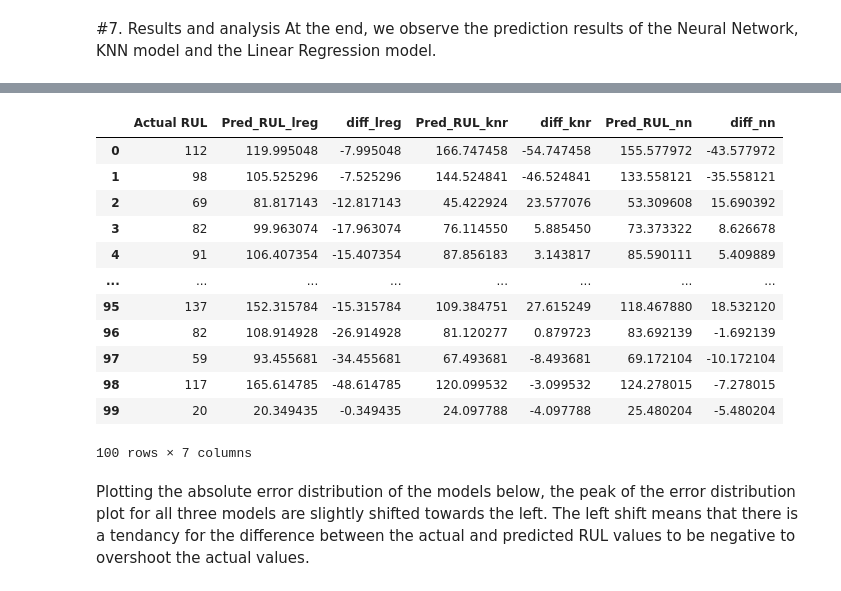
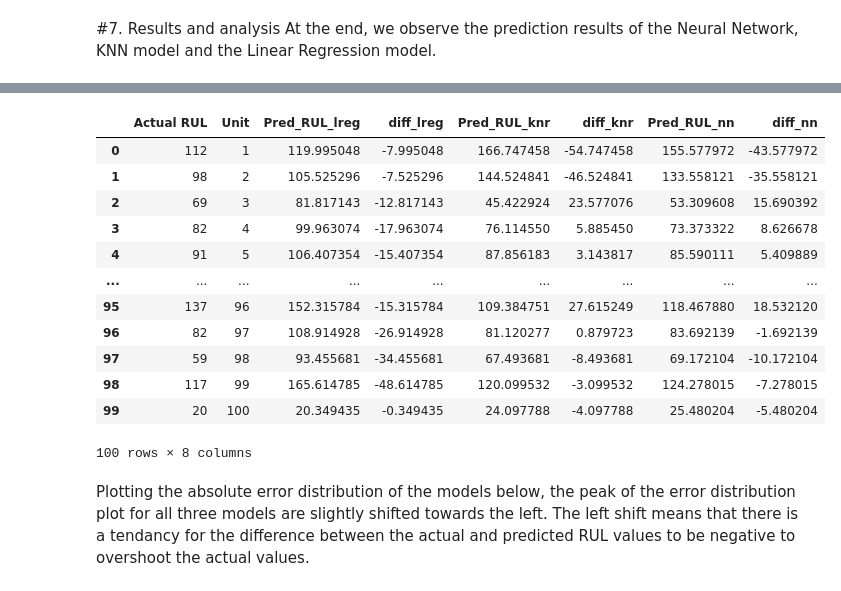
Before and after one commit to luqmanbuang/Aircraft-Engine-Lifetime-Prediction-with-Machine-Learning, a Jupyter notebook: Main.ipynb, the cells around one changed output, grey strips where cells are left out. Drawn from its saved outputs; the diff is of its cells as text; code cells hidden in the pictures.

```diff
--- a/Main.ipynb
+++ b/Main.ipynb
@@ -189,6 +189,7 @@ import seaborn as sns
 # Apply the default theme
 sns.set_theme()
 sns.set(font_scale=1.5)
+style = plt.style.context("seaborn-whitegrid")
 
 class MachineLearningModel:
   def __init__(self,model,name,testDataFrame, X_test, OutputDataFrame = None):
@@ -213,7 +214,7 @@ class MachineLearningModel:
     # Calculating the predicted maximum cycle of the engine units
     self.OutputDataFrame[f'PredMaxCycles_{self.name}'] = self.OutputDataFrame['cycles'] / (1 - self.OutputDataFrame[f'Pred_H.I._{self.name}'])
 
-  def PlotPredMaxCycles(self,displayUnit=1):
+  def PlotPredMaxCycles(self,displayUnit=1, display_mean = True):
     # Returning the average maximum cycle value of a particular engine unit
     df = self.OutputDataFrame[f'PredMaxCycles_{self.name}']
     meanValue = df[(self.OutputDataFrame['unit'] == displayUnit)][-10:].mean()
@@ -221,24 +222,26 @@ class MachineLearningModel:
 
     # plotting the predicted maximum cycles
     plt.figure(figsize = (18, 9))
-    plt.plot(df[(self.OutputDataFrame['unit'] == displayUnit)])
+    plt.style.context("seaborn-whitegrid")
+    sns.set_style('whitegrid')
+    plt.plot(df[(self.OutputDataFrame['unit'] == displayUnit)], linewidth=2.5)
     plt.xlabel('Cycles')
     plt.ylabel('Predicted Maximum Cycles')
-    plt.axhline(meanValue, color="red", linestyle='dashed', linewidth=1.6)
+    if display_mean == True:
+      plt.axhline(meanValue, color="red", linestyle='dashed', linewidth=1.6)
 
     # set title and axis labels
     errorDist = plt.title(f'Predicted Maximum Cycles of engine unit {displayUnit}', x=0.5, y=1.05, ha='center', fontsize='xx-large')
     plt.setp(errorDist, color='black')
 
   def DataFrame(self, displayUnit=None, remove_sensor_data=False):
+    df = self.OutputDataFrame
+    if displayUnit:
+      df = df[df['unit'] == displayUnit]
+
     # function returns dataframe
     droppedColumns = ['Op1', 'Op2', 'S2', 'S3', 'S4', 'S7', 'S8', 'S11', 'S12',
           'S13', 'S14', 'S15', 'S17', 'S20', 'S21']
-    if displayUnit is None:
-      df = self.OutputDataFrame
-    else:
-      df = self.OutputDataFrame[self.OutputDataFrame['unit'] == displayUnit]
-
     if remove_sensor_data == True:
       df.drop(droppedColumns, axis=1, errors='ignore', inplace=True)
     return df
@@ -260,7 +263,7 @@ class MachineLearningModel:
       maxpred.append(df[(self.OutputDataFrame['unit'] == i)].min())
     return maxpred
 
-  def PlotRUL(self, displayUnit = None):
+  def PlotRUL(self, displayUnit = None, line_width=2.5):
     # Visualizing the predicted cycles of the engine units in the test dataset.
     # x-axis represents the cycles
     engine_unit = ''
@@ -271,7 +274,8 @@ class MachineLearningModel:
       engine_unit = f'Engine {displayUnit}, '
 
     plt.figure(figsize = (18, 9))
-    plt.plot(df)
+    sns.set_style('whitegrid')
+    plt.plot(df, linewidth=line_width)
     plt.xlabel('Cycles')
     plt.ylabel('Predicted RUL')
     plt.title(f'Predicted Remaining Useful Life; {engine_unit}{self.name}', x=0.5, y=1.05, ha='center', fontsize='x-large')
@@ -460,36 +464,37 @@ We upload the actual/true RUL values of each engine units and compare their pred
 # %%
 FinalResult = pd.read_csv('/content/gdrive/My Drive/Capstone/RUL_FD001.txt', sep=' ', header=None)
 FinalResult = FinalResult.dropna(axis=1, how='all')
 FinalResult.columns = ["Actual RUL"]
 
 unit = []
 for i in range(1,101):
   unit.append(i)
+FinalResult['Unit'] = unit
 
 names = ['lreg', 'knr', 'nn']
 models = [RUL_lreg, RUL_knr, RUL_nn]
 
 for i in range(len(names)):
   predRUL_column_name = f'Pred_RUL_{names[i]}'
   diff_column_name = f'diff_{names[i]}'
   FinalResult[predRUL_column_name] = models[i]
   FinalResult[diff_column_name] = FinalResult['Actual RUL'] - FinalResult[predRUL_column_name]
 
 FinalResult
 # %% [output]
-|  | Actual RUL | Pred_RUL_lreg | diff_lreg | Pred_RUL_knr | diff_knr | Pred_RUL_nn | diff_nn |
-| 0 | 112 | 119.995048 | -7.995048 | 166.747458 | -54.747458 | 155.577972 | -43.577972 |
-| 1 | 98 | 105.525296 | -7.525296 | 144.524841 | -46.524841 | 133.558121 | -35.558121 |
-| 2 | 69 | 81.817143 | -12.817143 | 45.422924 | 23.577076 | 53.309608 | 15.690392 |
-| 3 | 82 | 99.963074 | -17.963074 | 76.114550 | 5.885450 | 73.373322 | 8.626678 |
-| 4 | 91 | 106.407354 | -15.407354 | 87.856183 | 3.143817 | 85.590111 | 5.409889 |
-| ... | ... | ... | ... | ... | ... | ... | ... |
-| 95 | 137 | 152.315784 | -15.315784 | 109.384751 | 27.615249 | 118.467880 | 18.532120 |
-| 96 | 82 | 108.914928 | -26.914928 | 81.120277 | 0.879723 | 83.692139 | -1.692139 |
-| 97 | 59 | 93.455681 | -34.455681 | 67.493681 | -8.493681 | 69.172104 | -10.172104 |
-| 98 | 117 | 165.614785 | -48.614785 | 120.099532 | -3.099532 | 124.278015 | -7.278015 |
-| 99 | 20 | 20.349435 | -0.349435 | 24.097788 | -4.097788 | 25.480204 | -5.480204 |
+|  | Actual RUL | Unit | Pred_RUL_lreg | diff_lreg | Pred_RUL_knr | diff_knr | Pred_RUL_nn | diff_nn |
+| 0 | 112 | 1 | 119.995048 | -7.995048 | 166.747458 | -54.747458 | 155.577972 | -43.577972 |
+| 1 | 98 | 2 | 105.525296 | -7.525296 | 144.524841 | -46.524841 | 133.558121 | -35.558121 |
+| 2 | 69 | 3 | 81.817143 | -12.817143 | 45.422924 | 23.577076 | 53.309608 | 15.690392 |
+| 3 | 82 | 4 | 99.963074 | -17.963074 | 76.114550 | 5.885450 | 73.373322 | 8.626678 |
+| 4 | 91 | 5 | 106.407354 | -15.407354 | 87.856183 | 3.143817 | 85.590111 | 5.409889 |
+| ... | ... | ... | ... | ... | ... | ... | ... | ... |
+| 95 | 137 | 96 | 152.315784 | -15.315784 | 109.384751 | 27.615249 | 118.467880 | 18.532120 |
+| 96 | 82 | 97 | 108.914928 | -26.914928 | 81.120277 | 0.879723 | 83.692139 | -1.692139 |
+| 97 | 59 | 98 | 93.455681 | -34.455681 | 67.493681 | -8.493681 | 69.172104 | -10.172104 |
+| 98 | 117 | 99 | 165.614785 | -48.614785 | 120.099532 | -3.099532 | 124.278015 | -7.278015 |
+| 99 | 20 | 100 | 20.349435 | -0.349435 | 24.097788 | -4.097788 | 25.480204 | -5.480204 |
-100 rows × 7 columns
+100 rows × 8 columns
 # %% [markdown]
 Plotting the absolute error distribution of the models below, the peak of the error distribution plot for all three models are slightly shifted towards the left. The left shift means that there is a tendancy for the difference between the actual and predicted RUL values to be negative to overshoot the actual values.
 # %%
```
Also changed, not shown: parts of 5 cells of this notebook.
